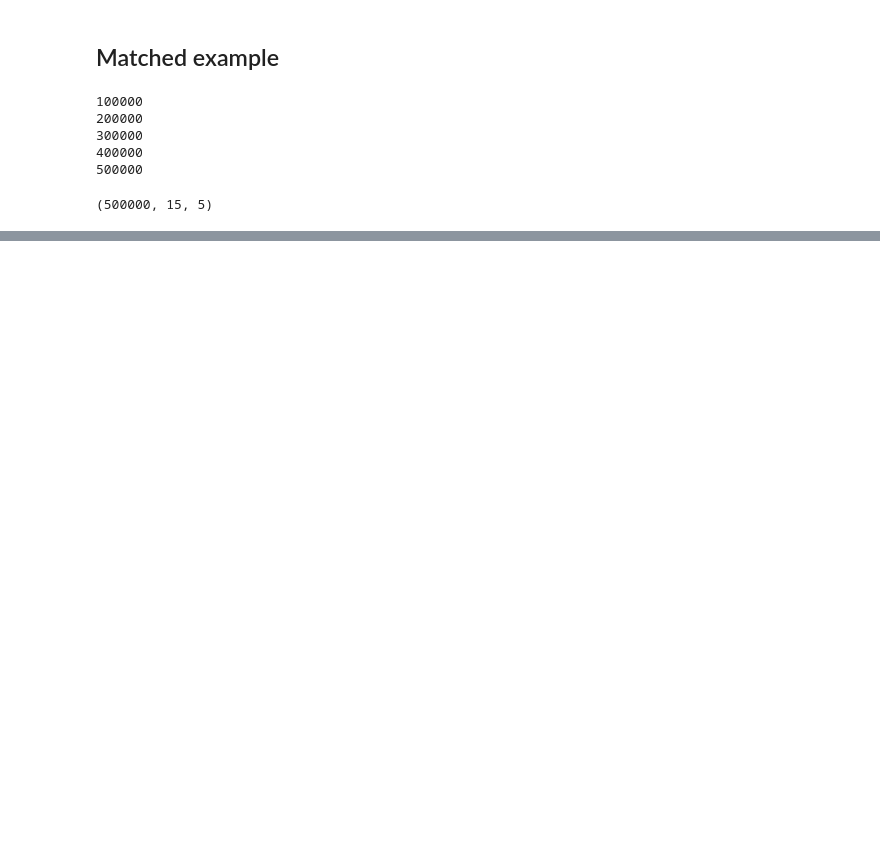
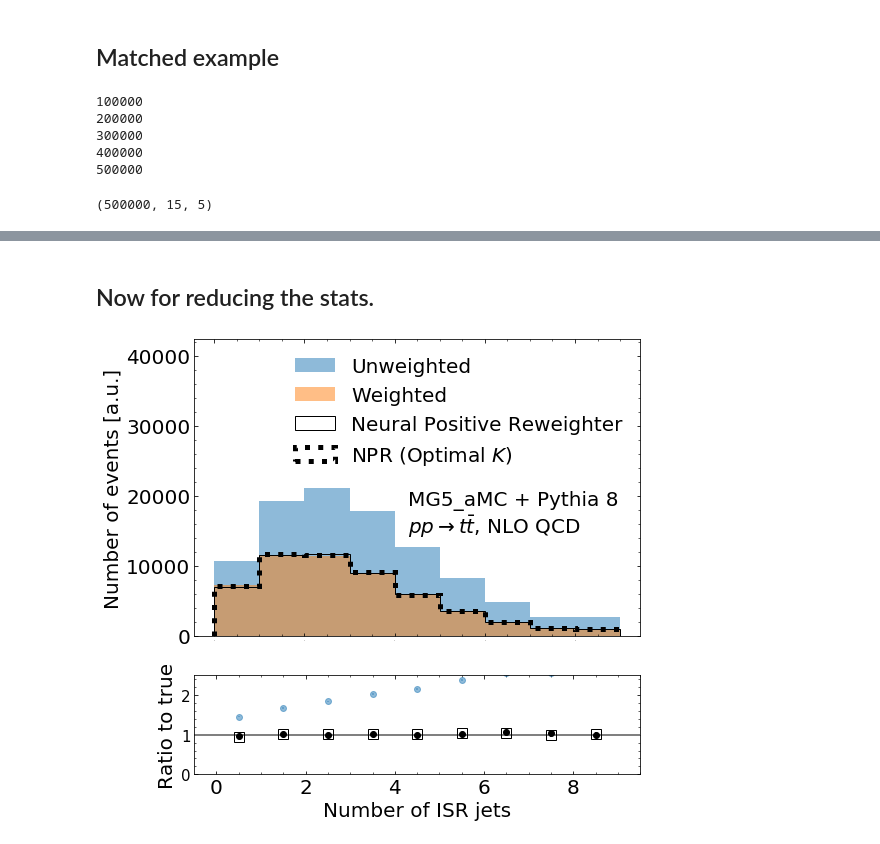
Before and after one commit to bnachman/NeuralPositiveResampler, a Jupyter notebook: TopQuarksExample.ipynb, the cells around one changed output, grey strips where cells are left out. Cells and saved outputs as stored; diff of their text form; code cells hidden in the pictures; blank space fills up the shorter version.

```diff
--- a/TopQuarksExample.ipynb
+++ b/TopQuarksExample.ipynb
@@ -739,0 +748,68 @@ plt.savefig("wisrpt_full.pdf",bbox_inches='tight')
+# %% [markdown]
+## Now for reducing the stats.
+# %%
+keepprobs = learned_weightsf[Yf_val[:,0]==0]**2
+for i in range(len(keepprobs)):
+    if (keepprobs[i] > 1.):
+        keepprobs[i]=1.
+        pass
+    pass
+keep = np.random.binomial(1,keepprobs)
+initweights = learned_weightsf[Yf_val[:,0]==0]
+initxvals1 = pTsISRf[Yf_val[:,0]==0]
+initxvals2 = nnonbjetsf[Yf_val[:,0]==0]
+neweights = []
+newxvals1 = []
+newxvals2 = []
+for i in range(len(keep)):
+    if (keep[i]==1):
+        neweights+=[1./(0.00001+initweights[i])]
+        newxvals1+=[initxvals1[i]]
+        newxvals2+=[initxvals2[i]]
+    pass
+# %%
+fig = plt.figure(figsize=(8, 8))
+gs = gridspec.GridSpec(2, 1, height_ratios=[3,1])
+ax0 = plt.subplot(gs[0])
+ax0.yaxis.set_ticks_position('both')
+ax0.xaxis.set_ticks_position('both')
+ax0.tick_params(direction="in",which="both")
+plt.xticks(fontsize=20)
+plt.yticks(fontsize=20)
+ax0.minorticks_on()
+
+plt.xlabel(r"",fontsize=20)
+plt.ylabel(r"Number of events [a.u.]",fontsize=20)
+plt.locator_params(axis='y', nbins=6)
+
+myn,bmjj,_=plt.hist(nnonbjetsf[Yf_val[:,0]==0],bins=range(10),alpha=0.5,density=False,label="Unweighted")
+myn2,_,_=plt.hist(nnonbjetsf[Yf_val[:,0]==0],bins=range(10),weights=Wf_val[Yf_val[:,0]==0],alpha=0.5,density=False,label="Weighted")
+myn3,_,_=plt.hist(nnonbjetsf[Yf_val[:,0]==0],bins=range(10),weights=learned_weightsf[Yf_val[:,0]==0],histtype="step",density=False,label="Neural Positive Reweighter",color="black")
+myn4,_,_=plt.hist(newxvals2,bins=range(10),weights=neweights,histtype="step",density=False,label=r"NPR (Optimal $K$)",color="black",ls=":",linewidth=5)
+plt.legend(frameon=False,fontsize=20)
+plt.xticks(fontsize=0)
+
+plt.ylim([0,max(myn)*2.])
+plt.text(4.3,max(myn)*0.88,"MG5_aMC + Pythia 8",fontsize=20)
+plt.text(4.3,max(myn)*0.7,r"$pp \rightarrow t\bar{t}$, NLO QCD",fontsize=20)
+
+ax1 = plt.subplot(gs[1])
+ax1.yaxis.set_ticks_position('both')
+ax1.xaxis.set_ticks_position('both')
+ax1.tick_params(direction="in",which="both")
+ax1.minorticks_on()
+plt.locator_params(axis='x', nbins=6)
+plt.xlabel(r"Number of ISR jets",fontsize=20)
+plt.ylabel("Ratio to true",fontsize=20)
+plt.xticks(fontsize=20)
+plt.yticks(fontsize=15)
+plt.axhline(y=1,linewidth=2, color='gray')
+plt.errorbar(0.5*(bmjj[1:]+bmjj[:-1]),myn3/myn2,yerr=(myn3+myn2)**0.5/myn2,color='black',fmt='s',fillstyle="none",markersize=10)
+plt.errorbar(0.5*(bmjj[1:]+bmjj[:-1]),myn4/myn2,yerr=(myn4+myn2)**0.5/myn2,color='black',fmt="o")
+plt.errorbar(0.5*(bmjj[1:]+bmjj[:-1]),myn/myn2,yerr=(myn+myn2)**0.5/myn2,color='#1f77b4',fmt='o',alpha=0.5)
+plt.ylim(0.,2.5)
+plt.xlim(-0.5,9.5)
+
+plt.savefig("ISRnjets_full_withk.pdf",bbox_inches='tight')
+# %% [output]
+[figure, added]
```
Also changed, not shown: parts of 31 cells of this notebook.
